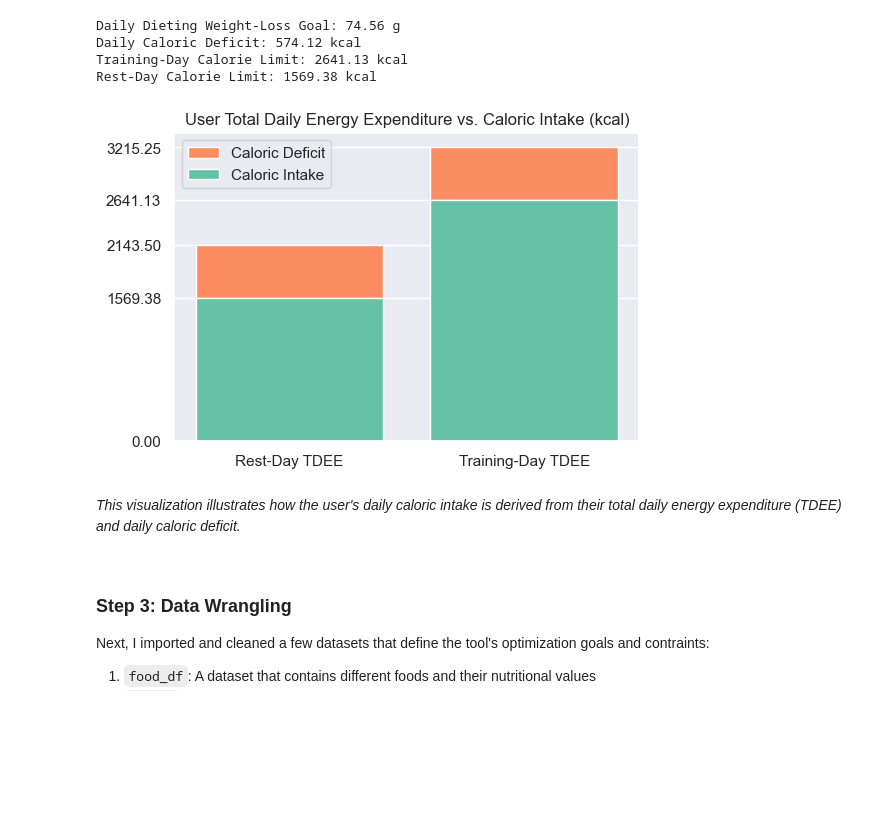
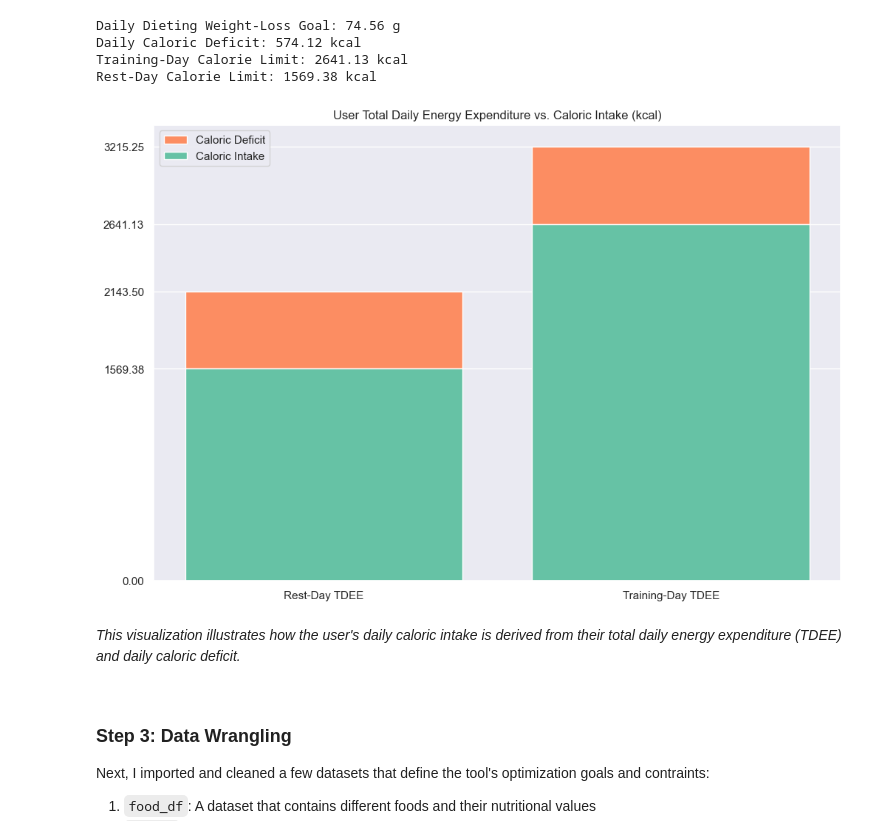
Before and after one commit to wjeff9/army-meal-optimizer, a Jupyter notebook: boxing-weight-cut-optimizer.ipynb, the cells around one changed output. Drawn from its saved outputs; the diff is of its cells as text; code cells hidden in the pictures; blank space fills up the shorter version.

Commit message:
increase graph size

```diff
--- a/boxing-weight-cut-optimizer.ipynb
+++ b/boxing-weight-cut-optimizer.ipynb
@@ -214,26 +218,26 @@ Rest-Day Calorie Limit: 1569.38 kcal
 # %%
 # code for generating visualization
 
 # data
 labels = ['Rest-Day TDEE', 'Training-Day TDEE']
 
 # plot
-plt.figure(figsize=(6, 4))
+plt.figure(figsize=(12, 8))
 plt.bar(labels[0], daily_caloric_deficit, bottom=calorie_goal_rest, label='Caloric Deficit', color=palette[1])
 plt.bar(labels[0], calorie_goal_rest, label='Caloric Intake', color=palette[0])
 plt.bar(labels[1], daily_caloric_deficit, bottom=calorie_goal_train, color=palette[1])
 plt.bar(labels[1], calorie_goal_train, color=palette[0])
 
 # formatting
 plt.title('User Total Daily Energy Expenditure vs. Caloric Intake (kcal)')
 plt.grid(axis='x', visible=False) # disable vertical gridlines
 yticks = [0, rest_tdee, calorie_goal_rest, train_tdee, calorie_goal_train]
 ytick_labels = [f'{v:.2f}' for v in yticks]
 plt.yticks(yticks, ytick_labels)
 plt.legend(loc='best')
 plt.show()
 # %% [output]
-[figure, old version]
+[figure, new version]
 # %% [markdown]
 *This visualization illustrates how the user's daily caloric intake is derived from their total daily energy expenditure (TDEE) and daily caloric deficit.*
 
```
Also changed, not shown: parts of 5 cells of this notebook.
